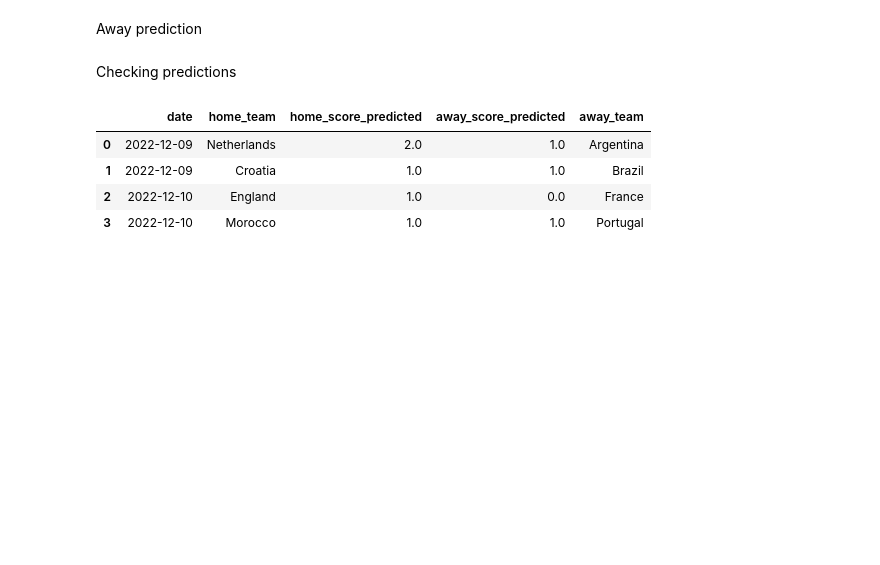
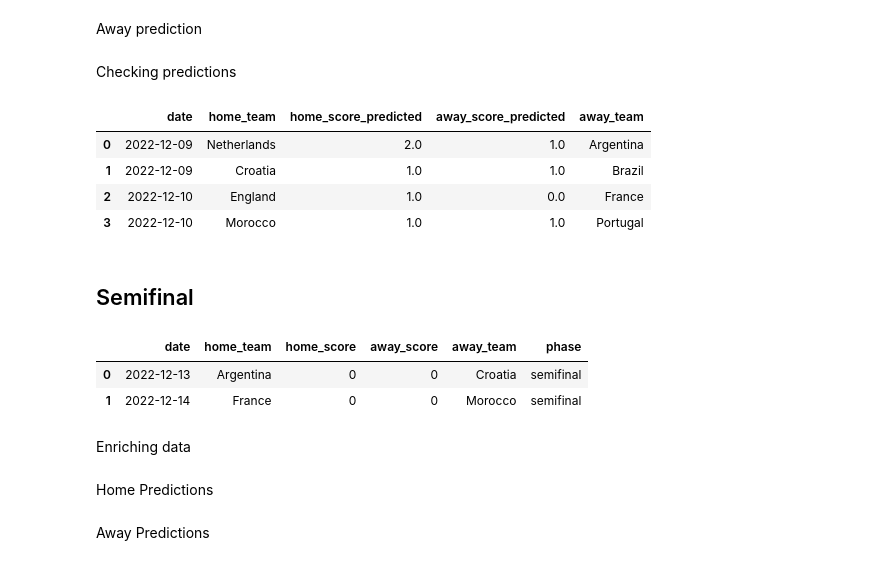
Before and after one commit to rafabandoni/world-cup-22-predict, a Jupyter notebook: predict_worldcup22.ipynb, the cells around one changed output. Cells and saved outputs as stored; diff of their text form; code cells hidden in the pictures; blank space fills up the shorter version.

Commit message:
code optimization and previews for semifinals

```diff
--- a/predict_worldcup22.ipynb
+++ b/predict_worldcup22.ipynb
@@ -862,0 +786,20 @@ matches_schedule_phase8_predicted.to_csv('phase_of_8_predicts.csv')
+# %% [markdown]
+## Semifinal
+# %%
+# ingesting data
+data = [
+    ['2022-12-13', 'Argentina', 0, 0, 'Croatia', 'semifinal'],
+    ['2022-12-14', 'France', 0, 0, 'Morocco', 'semifinal']
+    ]
+
+# creating pandas DataFrame
+matches_schedule_semifinals = pd.DataFrame(data, columns=['date', 'home_team', 'home_score', 'away_score', 'away_team', 'phase'])
+
+# checking data
+matches_schedule_semifinals
+# %% [output]
+|  | date | home_team | home_score | away_score | away_team | phase |
+| 0 | 2022-12-13 | Argentina | 0 | 0 | Croatia | semifinal |
+| 1 | 2022-12-14 | France | 0 | 0 | Morocco | semifinal |
+# %% [markdown]
+Enriching data
@@ -862,0 +837,2 @@ matches_schedule_phase8_predicted.to_csv('phase_of_8_predicts.csv')
+# %% [markdown]
+Home Predictions
@@ -862,0 +874,2 @@ matches_schedule_phase8_predicted.to_csv('phase_of_8_predicts.csv')
+# %% [markdown]
+Away Predictions
```
Also changed, not shown: parts of 30 cells of this notebook, 8 other files.
